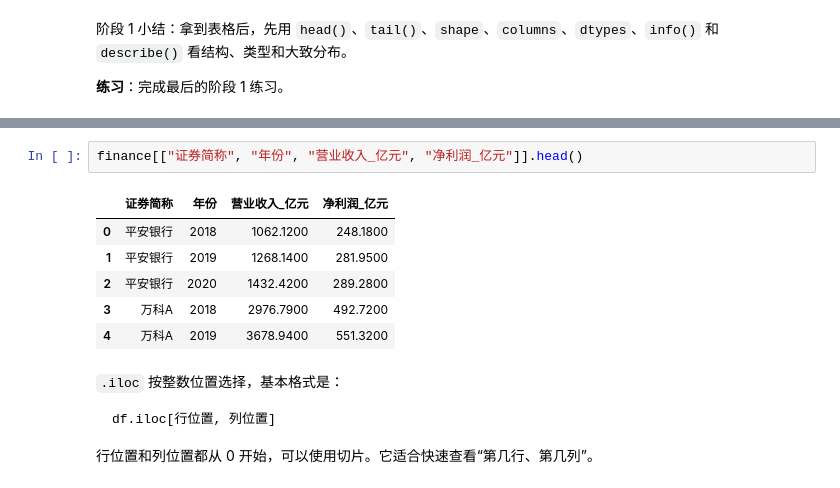
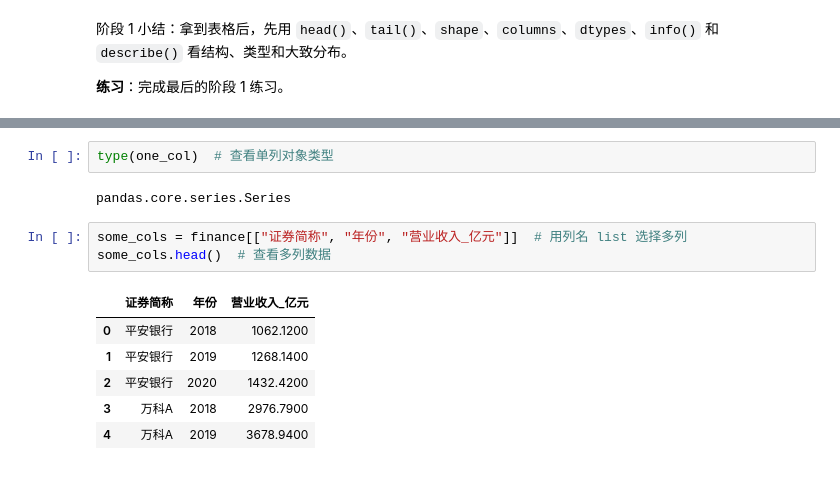
Before and after one commit to itsaquestion/py4ss_v4, a Jupyter notebook: 新章节编辑/pandas/pandas_finance_to_analysis.ipynb, the cells around one changed output, grey strips where cells are left out. Cells and saved outputs as stored; diff of their text form.

````diff
--- a/新章节编辑/pandas/pandas_finance_to_analysis.ipynb
+++ b/新章节编辑/pandas/pandas_finance_to_analysis.ipynb
@@ -206,18 +225,15 @@ print(type(some_cols))
 # %%
-finance[["证券简称", "年份", "营业收入_亿元", "净利润_亿元"]].head()
+type(one_col)  # 查看单列对象类型
 # %% [output]
-|  | 证券简称 | 年份 | 营业收入_亿元 | 净利润_亿元 |
-| 0 | 平安银行 | 2018 | 1062.1200 | 248.1800 |
-| 1 | 平安银行 | 2019 | 1268.1400 | 281.9500 |
-| 2 | 平安银行 | 2020 | 1432.4200 | 289.2800 |
-| 3 | 万科A | 2018 | 2976.7900 | 492.7200 |
-| 4 | 万科A | 2019 | 3678.9400 | 551.3200 |
+pandas.core.series.Series
-# %% [markdown]
-`.iloc` 按整数位置选择，基本格式是：
-
-```python
-df.iloc[行位置, 列位置]
-```
-
-行位置和列位置都从 0 开始，可以使用切片。它适合快速查看“第几行、第几列”。
+# %%
+some_cols = finance[["证券简称", "年份", "营业收入_亿元"]]  # 用列名 list 选择多列
+some_cols.head()  # 查看多列数据
+# %% [output]
+|  | 证券简称 | 年份 | 营业收入_亿元 |
+| 0 | 平安银行 | 2018 | 1062.1200 |
+| 1 | 平安银行 | 2019 | 1268.1400 |
+| 2 | 平安银行 | 2020 | 1432.4200 |
+| 3 | 万科A | 2018 | 2976.7900 |
+| 4 | 万科A | 2019 | 3678.9400 |
 # %%
````
Also changed, not shown: parts of 223 cells of this notebook, 6 other files.
